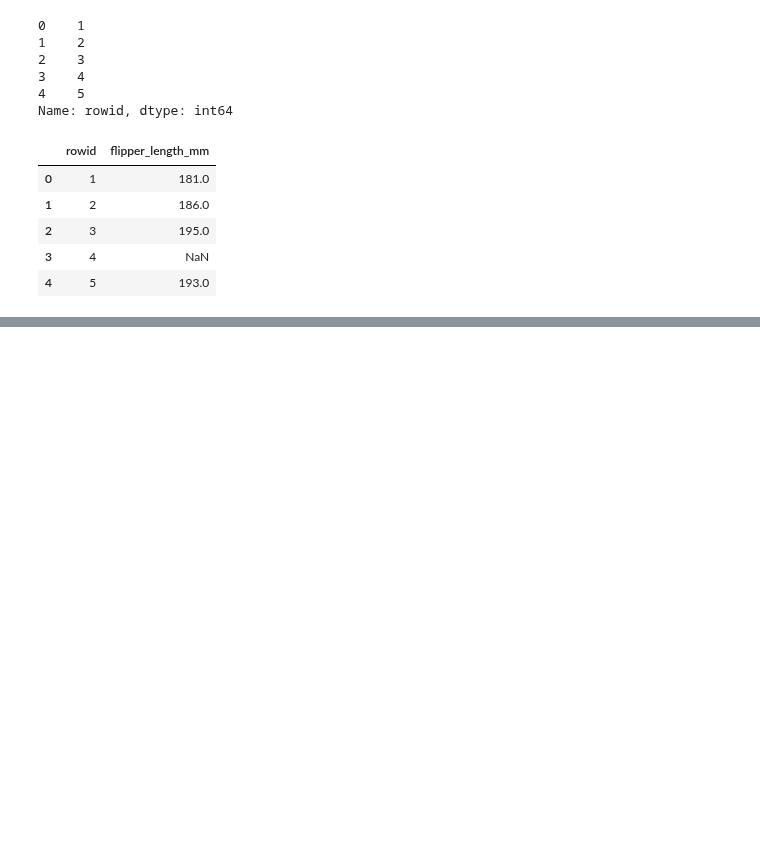
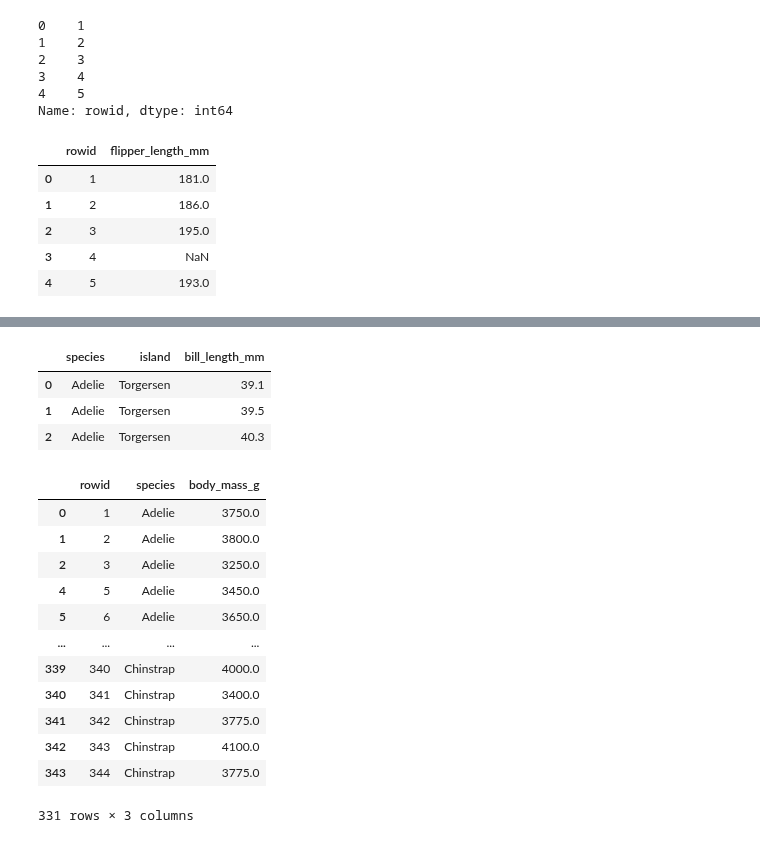
Before and after one commit to Praruj/Pandas_Practise_Portfolio, a Jupyter notebook: Notebooks/Pandas_02_Data_structure.ipynb, the cells around one changed output, grey strips where cells are left out. Saved outputs shown, nothing was run; the diff lists cells and outputs as text; code cells hidden in the pictures; blank space fills up the shorter version.

Commit message:
add differences of loc and iloc

```diff
--- a/Notebooks/Pandas_02_Data_structure.ipynb
+++ b/Notebooks/Pandas_02_Data_structure.ipynb
@@ -484,0 +504,4 @@ penguins_data.iloc[:,[0,5]].head()
+# %%
+# modifying Data with iloc
+penguins_data.iloc[0,6]=4000
+penguins_data.iloc[0]
@@ -484,0 +519,4 @@ penguins_data.iloc[:,[0,5]].head()
+# %%
+# Increase body_mass_g for first 3 rows by 100
+penguins_data.iloc[0:3,6]+=100
+penguins_data.iloc[0:3,[0,6]]
@@ -484,0 +528,6 @@ penguins_data.iloc[:,[0,5]].head()
+# %%
+# key differences between iloc and loc metgod in pandas.
+
+import pandas as pd
+penguins=pd.read_csv("..\Datasets\penguins.csv")
+penguins.loc[0:4,["rowid","body_mass_g","sex"]]
@@ -484,0 +541,24 @@ penguins_data.iloc[:,[0,5]].head()
+# %%
+penguins.iloc[0:3,1:4]
+# %% [output]
+|  | species | island | bill_length_mm |
+| 0 | Adelie | Torgersen | 39.1 |
+| 1 | Adelie | Torgersen | 39.5 |
+| 2 | Adelie | Torgersen | 40.3 |
+# %%
+heavt_loc=penguins.loc[penguins_data["body_mass_g"]>3000, ["rowid","species","body_mass_g"]]
+heavt_loc
+# %% [output]
+|  | rowid | species | body_mass_g |
+| 0 | 1 | Adelie | 3750.0 |
+| 1 | 2 | Adelie | 3800.0 |
+| 2 | 3 | Adelie | 3250.0 |
+| 4 | 5 | Adelie | 3450.0 |
+| 5 | 6 | Adelie | 3650.0 |
+| ... | ... | ... | ... |
+| 339 | 340 | Chinstrap | 4000.0 |
+| 340 | 341 | Chinstrap | 3400.0 |
+| 341 | 342 | Chinstrap | 3775.0 |
+| 342 | 343 | Chinstrap | 4100.0 |
+| 343 | 344 | Chinstrap | 3775.0 |
+331 rows × 3 columns
```
Also changed, not shown: parts of 7 cells of this notebook.
